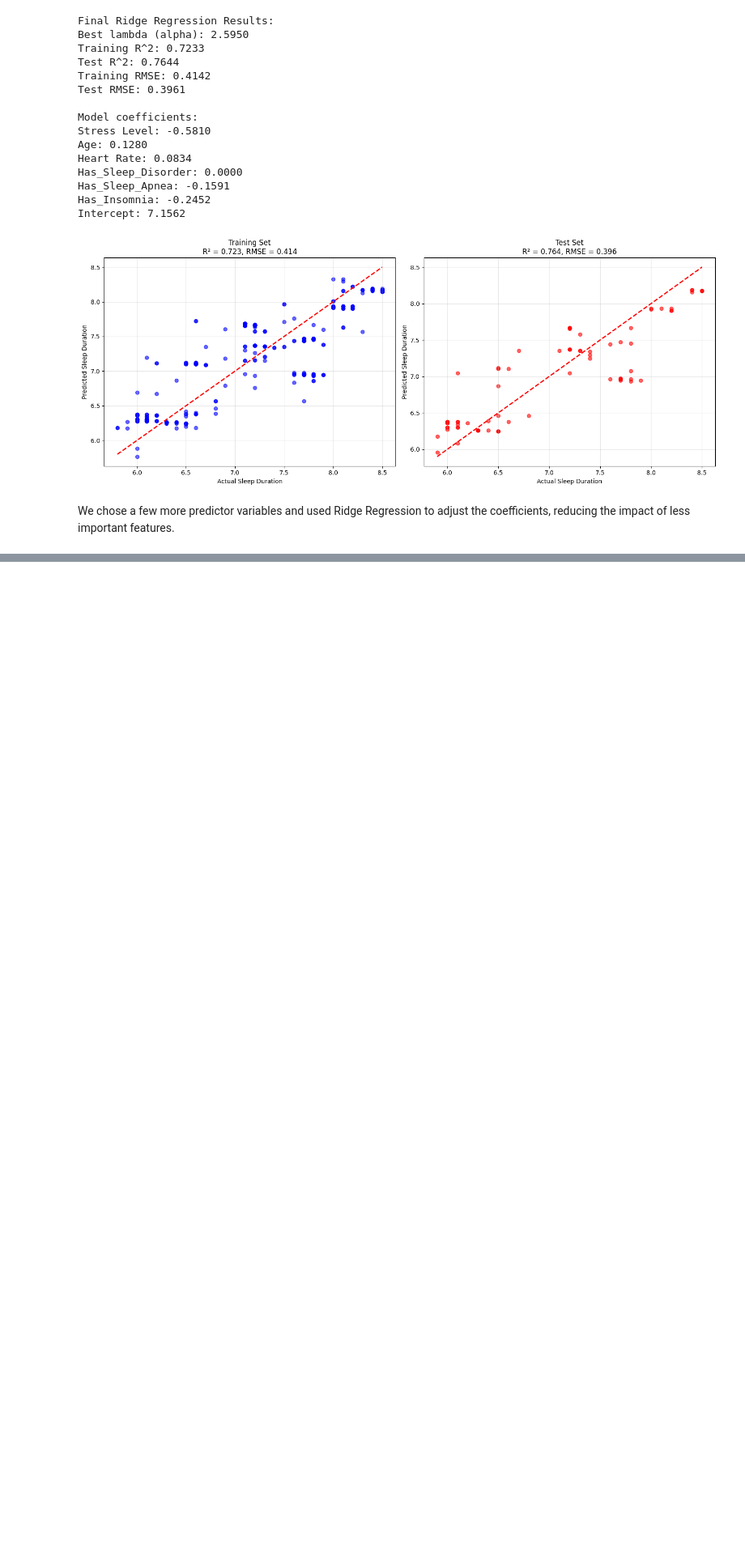
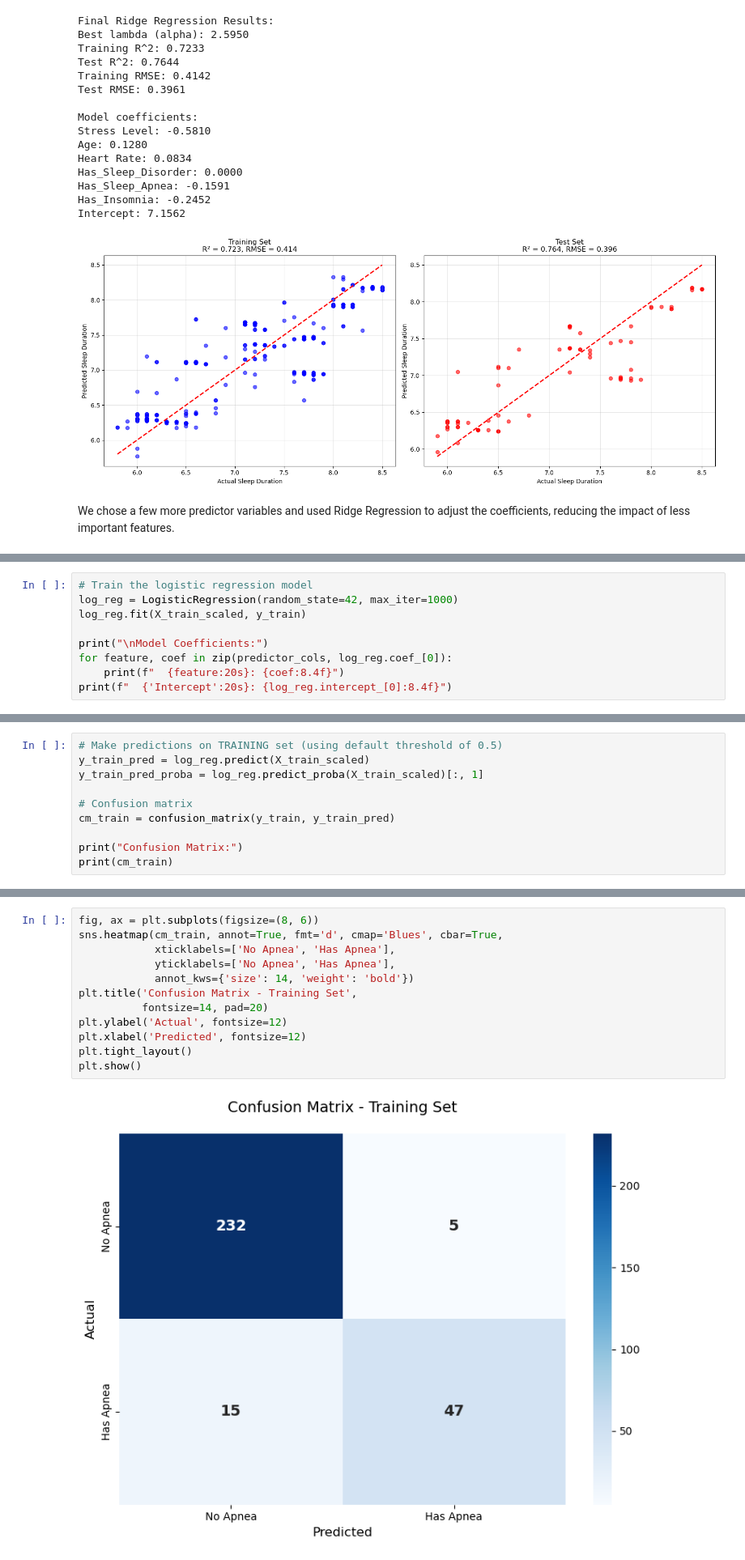
Before and after one commit to itswwong/csm148-project, a Jupyter notebook: CS148_Project.ipynb, the cells around one changed output, grey strips where cells are left out. Shown at 81% size. Cells and saved outputs as stored; diff of their text form; blank space fills up the shorter version.

Commit message:
Added Logistic Regression

```diff
--- a/CS148_Project.ipynb
+++ b/CS148_Project.ipynb
@@ -513,0 +574,9 @@ We chose a few more predictor variables and used Ridge Regression to adjust the
+# %%
+# Train the logistic regression model
+log_reg = LogisticRegression(random_state=42, max_iter=1000)
+log_reg.fit(X_train_scaled, y_train)
+
+print("\nModel Coefficients:")
+for feature, coef in zip(predictor_cols, log_reg.coef_[0]):
+    print(f"  {feature:20s}: {coef:8.4f}")
+print(f"  {'Intercept':20s}: {log_reg.intercept_[0]:8.4f}")
@@ -513,0 +590,10 @@ We chose a few more predictor variables and used Ridge Regression to adjust the
+# %%
+# Make predictions on TRAINING set (using default threshold of 0.5)
+y_train_pred = log_reg.predict(X_train_scaled)
+y_train_pred_proba = log_reg.predict_proba(X_train_scaled)[:, 1]
+
+# Confusion matrix
+cm_train = confusion_matrix(y_train, y_train_pred)
+
+print("Confusion Matrix:")
+print(cm_train)
@@ -513,0 +604,14 @@ We chose a few more predictor variables and used Ridge Regression to adjust the
+# %%
+fig, ax = plt.subplots(figsize=(8, 6))
+sns.heatmap(cm_train, annot=True, fmt='d', cmap='Blues', cbar=True,
+            xticklabels=['No Apnea', 'Has Apnea'],
+            yticklabels=['No Apnea', 'Has Apnea'],
+            annot_kws={'size': 14, 'weight': 'bold'})
+plt.title('Confusion Matrix - Training Set',
+          fontsize=14, pad=20)
+plt.ylabel('Actual', fontsize=12)
+plt.xlabel('Predicted', fontsize=12)
+plt.tight_layout()
+plt.show()
+# %% [output]
+[figure, added]
```
Also changed, not shown: parts of 20 cells of this notebook.
